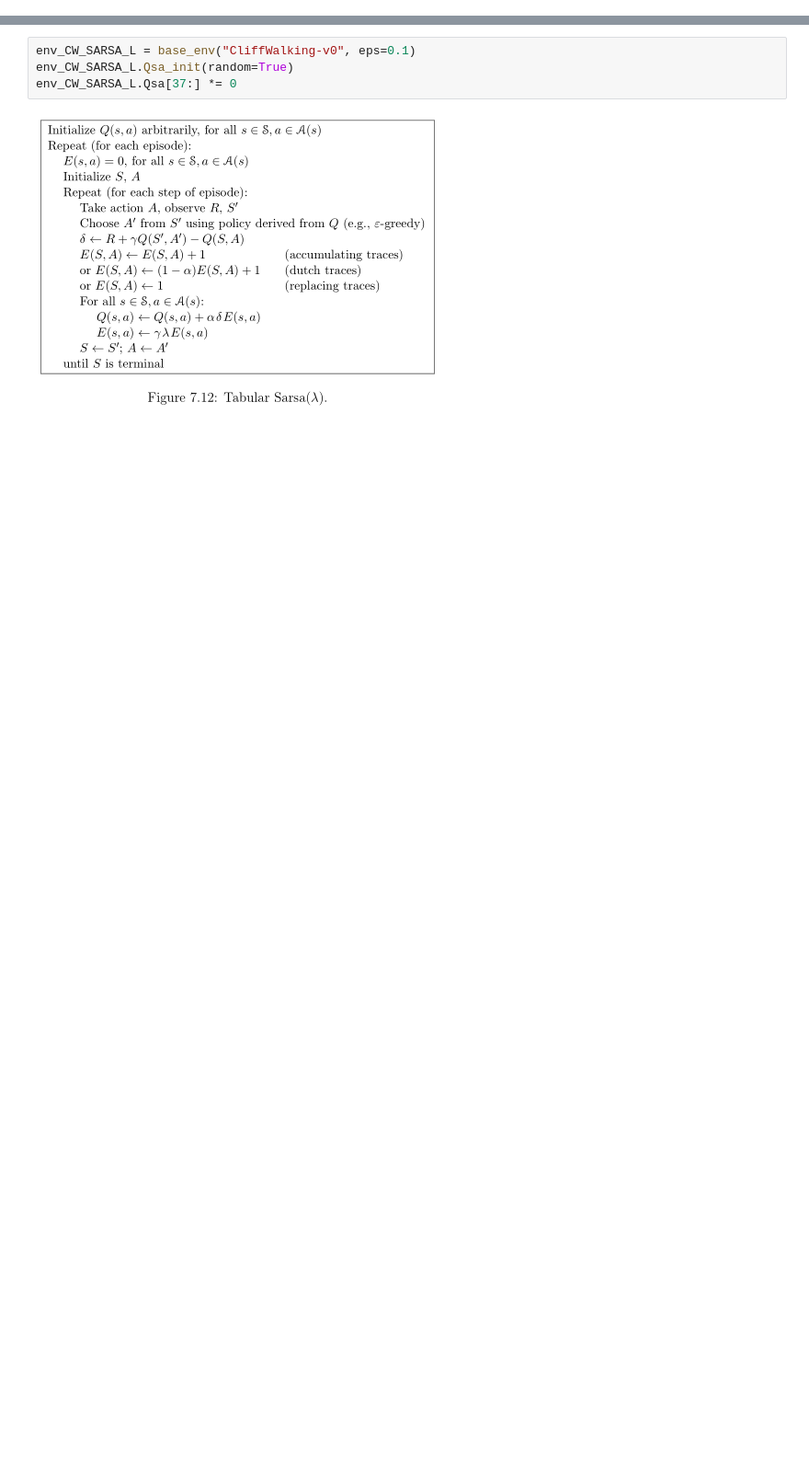
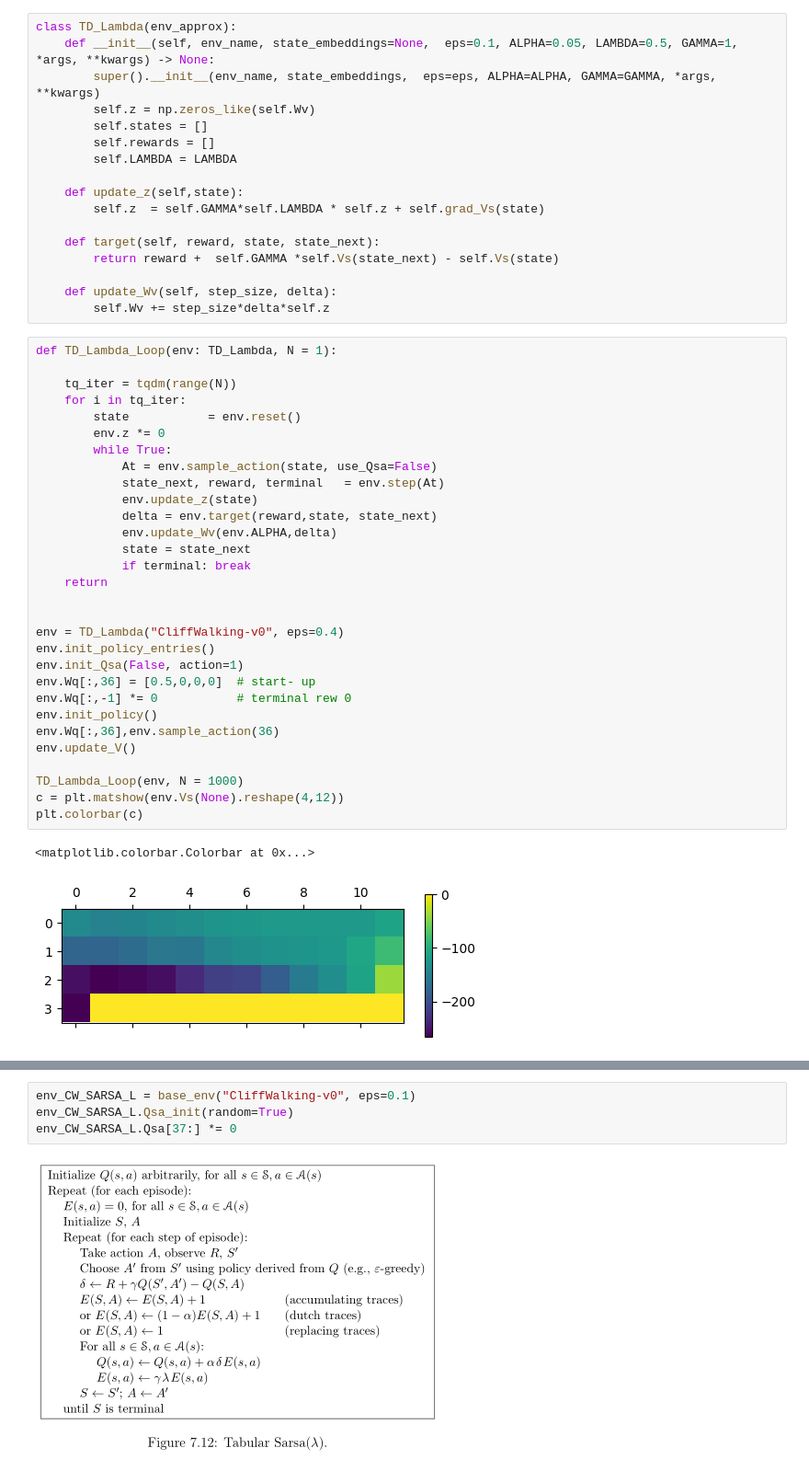
Before and after one commit to ajegorovs/aj_python_tool_lib, a Jupyter notebook: data_processing/neural_networks/RL_Reinforced_Learning/Sutton_P2_Ch12_Lambda_Methods.ipynb, the cells around one changed output, grey strips where cells are left out. Shown at 92% size. Saved outputs shown, nothing was run; the diff lists cells and outputs as text; blank space fills up the shorter version.

```diff
--- a/data_processing/neural_networks/RL_Reinforced_Learning/TD_MC_Lambda_Methods.ipynb
+++ b/data_processing/neural_networks/RL_Reinforced_Learning/Sutton_P2_Ch12_Lambda_Methods.ipynb
@@ -114,0 +189,50 @@ class base_env():
+# %%
+class TD_Lambda(env_approx):
+    def __init__(self, env_name, state_embeddings=None,  eps=0.1, ALPHA=0.05, LAMBDA=0.5, GAMMA=1, *args, **kwargs) -> None:
+        super().__init__(env_name, state_embeddings,  eps=eps, ALPHA=ALPHA, GAMMA=GAMMA, *args, **kwargs)
+        self.z = np.zeros_like(self.Wv)
+        self.states = []
+        self.rewards = []
+        self.LAMBDA = LAMBDA
+
+    def update_z(self,state):
+        self.z  = self.GAMMA*self.LAMBDA * self.z + self.grad_Vs(state)
+
+    def target(self, reward, state, state_next):
+        return reward +  self.GAMMA *self.Vs(state_next) - self.Vs(state)
+
+    def update_Wv(self, step_size, delta):
+        self.Wv += step_size*delta*self.z
+# %%
+def TD_Lambda_Loop(env: TD_Lambda, N = 1):
+
+    tq_iter = tqdm(range(N))
+    for i in tq_iter:
+        state           = env.reset()
+        env.z *= 0
+        while True:
+            At = env.sample_action(state, use_Qsa=False)
+            state_next, reward, terminal   = env.step(At)
+            env.update_z(state)
+            delta = env.target(reward,state, state_next)
+            env.update_Wv(env.ALPHA,delta)
+            state = state_next
+            if terminal: break
+    return
+
+
+env = TD_Lambda("CliffWalking-v0", eps=0.4)
+env.init_policy_entries()
+env.init_Qsa(False, action=1)
+env.Wq[:,36] = [0.5,0,0,0]  # start- up
+env.Wq[:,-1] *= 0           # terminal rew 0
+env.init_policy()
+env.Wq[:,36],env.sample_action(36)
+env.update_V()
+
+TD_Lambda_Loop(env, N = 1000)
+c = plt.matshow(env.Vs(None).reshape(4,12))
+plt.colorbar(c)
+# %% [output]
+<matplotlib.colorbar.Colorbar at 0x...>
+[figure, added]
```
Also changed, not shown: parts of 11 cells of this notebook.
